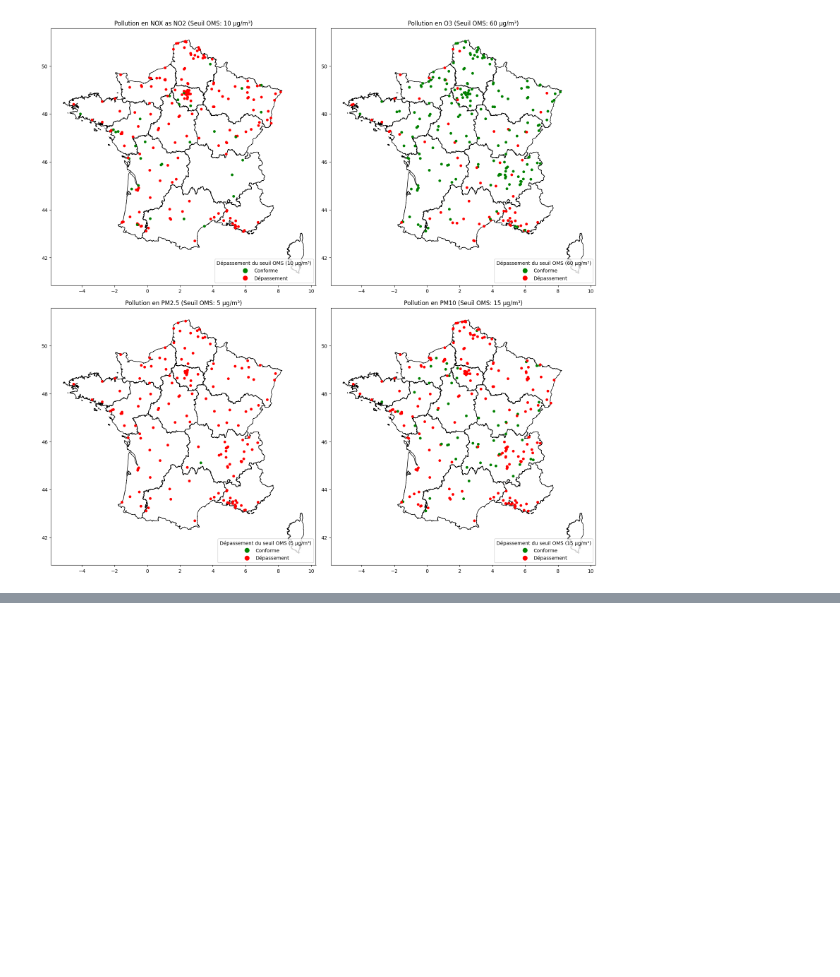
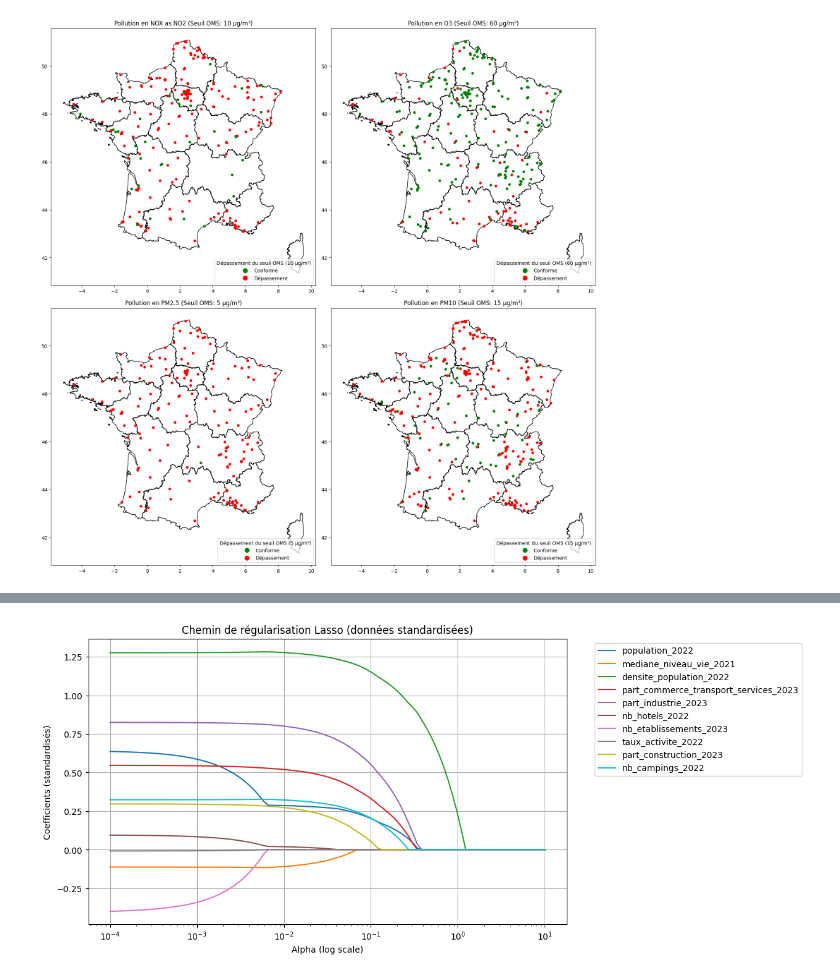
Before and after one commit to TheoSan75/Projet_Python_ENSAE_2A, a Jupyter notebook: projet.ipynb, the cells around one changed output, grey strips where cells are left out. Saved outputs shown, nothing was run; the diff lists cells and outputs as text; code cells hidden in the pictures; blank space fills up the shorter version.

Commit message:
Régressions Lasso

```diff
--- a/projet.ipynb
+++ b/projet.ipynb
@@ -600,0 +911,2 @@ plt.show()
+# %%
+df_PM10 = pd.read_csv("data/processed_data/BDD_par_polluant/dataset_PM10_final.csv", sep=";")
@@ -600,0 +1020,25 @@ plt.show()
+# %%
+from sklearn.preprocessing import StandardScaler
+from sklearn.linear_model import lasso_path
+import matplotlib.pyplot as plt
+
+# 1. Standardisation des données
+scaler = StandardScaler()
+X_scaled = scaler.fit_transform(X_train)  # Centré-réduit (moyenne=0, écart-type=1)
+
+# 2. Calcul du chemin de régularisation
+alphas_lasso, coefs_lasso, _ = lasso_path(X_scaled, y_train, alphas=np.logspace(-4, 1, 100))
+
+# 3. Tracé des coefficients
+plt.figure(figsize=(10, 6))
+for i, feature in enumerate(X_train.columns):
+    plt.plot(alphas_lasso, coefs_lasso[i, :], label=feature)
+plt.xscale('log')
+plt.xlabel("Alpha (log scale)")
+plt.ylabel("Coefficients (standardisés)")
+plt.title("Chemin de régularisation Lasso (données standardisées)")
+plt.legend(bbox_to_anchor=(1.05, 1), loc='upper left')
+plt.grid(True)
+plt.show()
+# %% [output]
+[figure, added]
```
Also changed, not shown: parts of 26 cells of this notebook.
